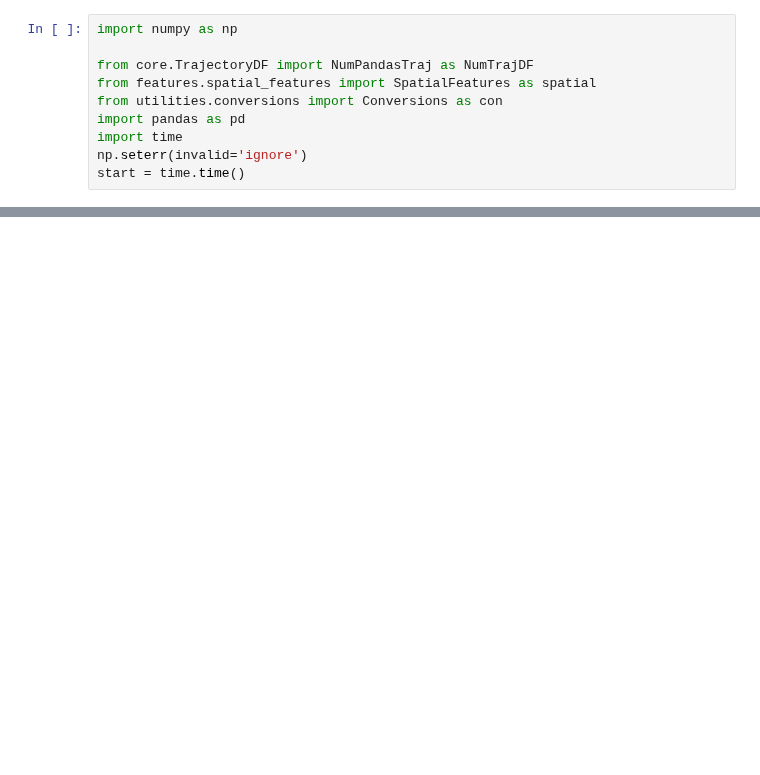
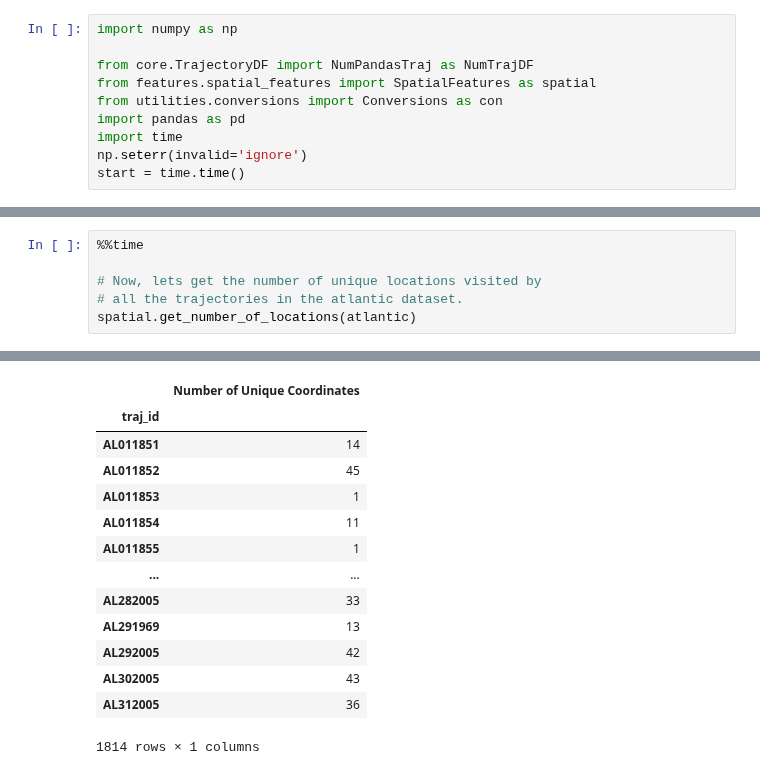
Before and after one commit to YakshHaranwala/PTRAIL, a Jupyter notebook: examples/spatial_examples.ipynb, the cells around one changed output, grey strips where cells are left out. Cells and saved outputs as stored; diff of their text form; blank space fills up the shorter version.

```diff
--- a/examples/spatial_examples.ipynb
+++ b/examples/spatial_examples.ipynb
@@ -590,0 +658,7 @@ Wall time: 14 ms
+# %%
+%%time
+
+# Now, lets get the number of unique locations visited by
+# all the trajectories in the atlantic dataset.
+spatial.get_number_of_locations(atlantic)
+# %% [output]
@@ -591,3 +667,17 @@ Wall time: 14 ms
+|  | Number of Unique Coordinates |
+| traj_id |  |
+| AL011851 | 14 |
+| AL011852 | 45 |
+| AL011853 | 1 |
+| AL011854 | 11 |
+| AL011855 | 1 |
+| ... | ... |
+| AL282005 | 33 |
+| AL291969 | 13 |
+| AL292005 | 42 |
+| AL302005 | 43 |
+| AL312005 | 36 |
+1814 rows × 1 columns
 # %%
 end = time.time()
 print(f"Total execution time is {end - start} seconds.")
```
Also changed, not shown: parts of 38 cells of this notebook, 10 other files.
